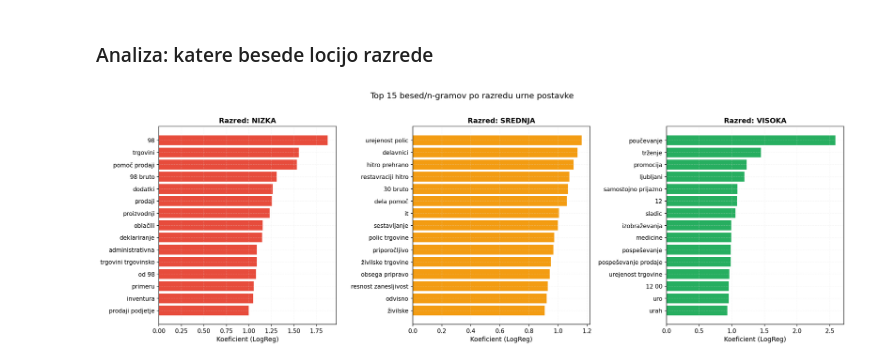
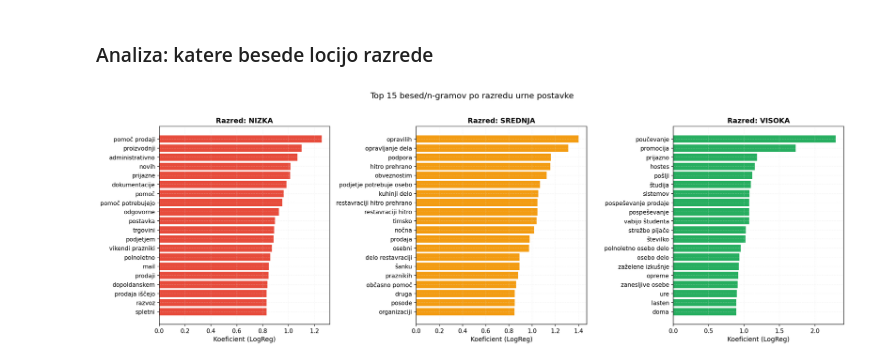
Before and after one commit to svenko99/PR2608, a Jupyter notebook: src/notebook/rezultati_modeli_priporočilo.ipynb, the cells around one changed output. Saved outputs shown, nothing was run; the diff lists cells and outputs as text; code cells hidden in the pictures.

```diff
--- a/src/notebook/rezultati_modeli_priporočilo.ipynb
+++ b/src/notebook/rezultati_modeli_priporočilo.ipynb
@@ -1884,15 +1943,15 @@ Train: 4892, Test: 1223, Razredi: ['nizka' 'srednja' 'visoka']
 # %%
 # Cross-validacija po globinah
 cv_acc = []
-for g in range(1, 16):
+for g in range(1, 26):
     dt = DecisionTreeClassifier(max_depth=g, random_state=42)
     cv_acc.append(cross_val_score(dt, X_train, y_train, cv=5).mean())
 
-best_depth = list(range(1, 16))[int(np.argmax(cv_acc))]
+best_depth = list(range(1, 26))[int(np.argmax(cv_acc))]
 display(Markdown(f"Optimalna globina: **{best_depth}** (CV točnost: {max(cv_acc):.3f})"))
 
 fig, ax = plt.subplots(figsize=(8, 3.5))
-ax.plot(range(1, 16), cv_acc, "o-", color=COLORS[0])
+ax.plot(range(1, 26), cv_acc, "o-", color=COLORS[0])
 ax.axvline(best_depth, color="red", linestyle="--", label=f"Optimalna globina = {best_depth}")
 ax.set_title("CV točnost po globini odločitvenega drevesa")
 ax.set_xlabel("Globina drevesa")
@@ -1907,15 +1966,15 @@ Optimalna globina: **12** (CV točnost: 0.471)
 #### k-NN — optimizacija k
 # %%
 knn_acc = []
-for k in range(1, 31):
+for k in range(1, 41):
     knn = KNeighborsClassifier(n_neighbors=k)
     knn_acc.append(cross_val_score(knn, X_train, y_train, cv=5).mean())
 
-best_k = list(range(1, 31))[int(np.argmax(knn_acc))]
+best_k = list(range(1, 41))[int(np.argmax(knn_acc))]
 display(Markdown(f"Optimalni k: **{best_k}** (CV točnost: {max(knn_acc):.3f})"))
 
 fig, ax = plt.subplots(figsize=(8, 3.5))
-ax.plot(range(1, 31), knn_acc, "o-", color=COLORS[2])
+ax.plot(range(1, 41), knn_acc, "o-", color=COLORS[2])
 ax.axvline(best_k, color="red", linestyle="--", label=f"Optimalni k = {best_k}")
 ax.set_title("CV točnost k-NN po vrednosti k")
 ax.set_xlabel("k")
@@ -1946,9 +2005,9 @@ rezultati_cls = pd.DataFrame({
     "Model":          ["Odločitveno drevo", "k-NN", "Naivni Bayes"],
     "Točnost (test)": [acc_dt, acc_knn, acc_nb],
     "CV točnost":     [
-        cross_val_score(dt_model,  X, y, cv=5).mean(),
-        cross_val_score(knn_model, X, y, cv=5).mean(),
-        cross_val_score(nb_model,  X, y, cv=5).mean(),
+        cross_val_score(dt_model,  X, y, cv=10).mean(),
+        cross_val_score(knn_model, X, y, cv=10).mean(),
+        cross_val_score(nb_model,  X, y, cv=10).mean(),
     ],
 }).sort_values("Točnost (test)", ascending=False)
 
@@ -2141,13 +2176,28 @@ slo_stop = [
     "in","za","na","je","ki","se","so","da","po","pri","ter","ali","bi","ne",
     "iz","ob","do","ta","to","te","ti","pa","bo","ni","ko","mu","ga","jo",
     "med","nad","pod","pred","brez","vse","vsi","ves","vsak","samo","tudi",
-    "lahko","zelo","malo","bila","bili","bil","ima","imajo","tega","temu","tem"
+    "lahko","zelo","malo","bila","bili","bil","ima","imajo","tega","temu","tem",
+    "primeru","čaka","uro","čas","iščeš","vabi","vsaj","takoj","času","drugo","opis", "ka",
+    "ica",
+
+    # številke kot stringi
+    "0","1","2","3","4","5","6","7","8","9",
+    "10","11","12","13","14","15","16","17","18","19",
+    "20","21","22","23","24","25","26","27","28","29",
+    "30","31","32","33","34","35","36","37","38","39",
+    "40","41","42","43","44","45","46","47","48","49",
+    "50","51","52","53","54","55","56","57","58","59",
+    "60","61","62","63","64","65","66","67","68","69",
+    "70","71","72","73","74","75","76","77","78","79",
+    "80","81","82","83","84","85","86","87","88","89",
+    "90","91","92","93","94","95","96","97","98","99",
+    "100"
 ]
 
 tfidf_v = TfidfVectorizer(
     max_features=5000,
-    ngram_range=(1, 2),
-    min_df=4,
+    ngram_range=(1, 3),
+    min_df=30,
     sublinear_tf=True,
     stop_words=slo_stop
 )
@@ -2155,8 +2205,9 @@ X_nlp = tfidf_v.fit_transform(df_nlp["text"])
 le_nlp = LabelEncoder()
 y_nlp = le_nlp.fit_transform(df_nlp["razred"])
 
+
 X_tr, X_te, y_tr, y_te = train_test_split(
-    X_nlp, y_nlp, test_size=0.2, random_state=42, stratify=y_nlp
+    X_nlp, y_nlp, test_size=0.2, random_state=52, stratify=y_nlp
 )
 print(f"Train: {len(y_tr)}, Test: {len(y_te)}, Besed/n-gramov: {X_nlp.shape[1]:,}")
 # %% [output]
@@ -2215,24 +2266,24 @@ plt.show()
 # %%
 fn = tfidf_v.get_feature_names_out()
 razredi_imena = le_nlp.classes_
-top_n = 15
+top_n = 20
 barva_map = {"nizka": "#e74c3c", "srednja": "#f39c12", "visoka": "#27ae60"}
 
 fig, axes = plt.subplots(1, 3, figsize=(18, 6))
 for ax, (i, cls) in zip(axes, enumerate(razredi_imena)):
     coef = lr_nlp.coef_[i]
     top_idx = np.argsort(coef)[-top_n:][::-1]
     words = [fn[j] for j in top_idx]
     vals  = [coef[j] for j in top_idx]
     ax.barh(words[::-1], vals[::-1], color=barva_map[cls])
     ax.set_title(f"Razred: {cls.upper()}", fontweight="bold", fontsize=12)
     ax.set_xlabel("Koeficient (LogReg)")
     ax.axvline(0, color="gray", linewidth=0.8)
 plt.suptitle("Top 15 besed/n-gramov po razredu urne postavke", fontsize=14, y=1.02)
 plt.tight_layout()
 plt.show()
 # %% [output]
-[figure, old version]
+[figure, new version]
 # %%
 primerjava = pd.DataFrame({
     "Model": [
```
Also changed, not shown: parts of 58 cells of this notebook.
